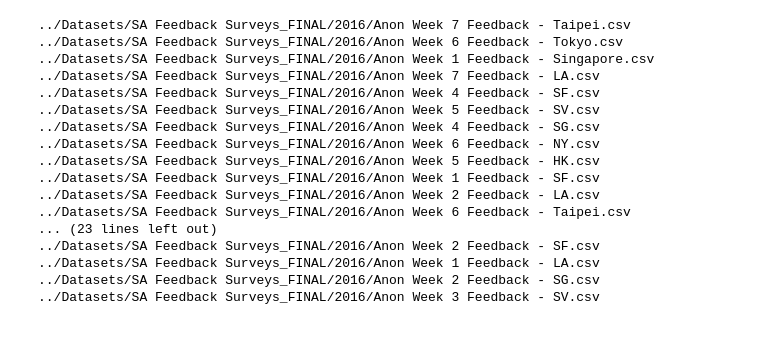
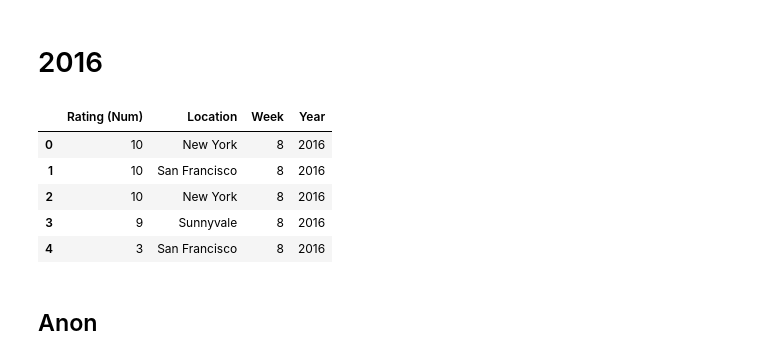
Before and after one commit to DacioRomero/Data-Analysis, a Jupyter notebook: Personal/Coursework/NPS.ipynb, the cells around one changed output. Saved outputs shown, nothing was run; the diff lists cells and outputs as text; code cells hidden in the pictures.

```diff
--- a/Personal/Coursework/NPS.ipynb
+++ b/Personal/Coursework/NPS.ipynb
@@ -3,24 +3,25 @@ import glob
 import pandas as pd
 import numpy as np
 from IPython.core import display as ICD
+# %% [markdown]
+# 2016
+# %%
+df_2016_week8 = pd.read_csv('../Datasets/SA Feedback Surveys_FINAL/2016/Week 8 Feedback (2016, incomplete) - results.csv')
+# df_2016_week8 = df_2016_week8.reset_index()
+df_2016_week8 = df_2016_week8.drop(['track', 'Start Date (UTC)', 'Submit Date (UTC)', 'Network ID', '#'], axis=1)
+df_2016_week8 = df_2016_week8.rename({'How likely is it that you would recommend the Make School Summer Academy to a friend?': 'Rating (Num)', 'location': 'Location'}, axis=1)
+df_2016_week8['Week'] = 8
+df_2016_week8['Year'] = 2016
+df_2016_week8.head()
+# %% [output]
+|  | Rating (Num) | Location | Week | Year |
+| 0 | 10 | New York | 8 | 2016 |
+| 1 | 10 | San Francisco | 8 | 2016 |
+| 2 | 10 | New York | 8 | 2016 |
+| 3 | 9 | Sunnyvale | 8 | 2016 |
+| 4 | 3 | San Francisco | 8 | 2016 |
+# %% [markdown]
+## Anon
 # %%
-files = glob.glob('../Datasets/SA Feedback Surveys_FINAL/2016/Anon Week *.csv')
-print('\n'.join(files))
+files = glob.glob('../Datasets/SA Feedback Surveys_FINAL/2016/Anon *.csv')
+datasets = { file: pd.read_csv(file) for file in files }
-# %% [output]
-../Datasets/SA Feedback Surveys_FINAL/2016/Anon Week 7 Feedback - Taipei.csv
-../Datasets/SA Feedback Surveys_FINAL/2016/Anon Week 6 Feedback - Tokyo.csv
-../Datasets/SA Feedback Surveys_FINAL/2016/Anon Week 1 Feedback - Singapore.csv
-../Datasets/SA Feedback Surveys_FINAL/2016/Anon Week 7 Feedback - LA.csv
-../Datasets/SA Feedback Surveys_FINAL/2016/Anon Week 4 Feedback - SF.csv
-../Datasets/SA Feedback Surveys_FINAL/2016/Anon Week 5 Feedback - SV.csv
-../Datasets/SA Feedback Surveys_FINAL/2016/Anon Week 4 Feedback - SG.csv
-../Datasets/SA Feedback Surveys_FINAL/2016/Anon Week 6 Feedback - NY.csv
-../Datasets/SA Feedback Surveys_FINAL/2016/Anon Week 5 Feedback - HK.csv
-../Datasets/SA Feedback Surveys_FINAL/2016/Anon Week 1 Feedback - SF.csv
-../Datasets/SA Feedback Surveys_FINAL/2016/Anon Week 2 Feedback - LA.csv
-../Datasets/SA Feedback Surveys_FINAL/2016/Anon Week 6 Feedback - Taipei.csv
-... (23 lines left out)
-../Datasets/SA Feedback Surveys_FINAL/2016/Anon Week 2 Feedback - SF.csv
-../Datasets/SA Feedback Surveys_FINAL/2016/Anon Week 1 Feedback - LA.csv
-../Datasets/SA Feedback Surveys_FINAL/2016/Anon Week 2 Feedback - SG.csv
-../Datasets/SA Feedback Surveys_FINAL/2016/Anon Week 3 Feedback - SV.csv
```
Also changed, not shown: parts of 7 cells of this notebook.
